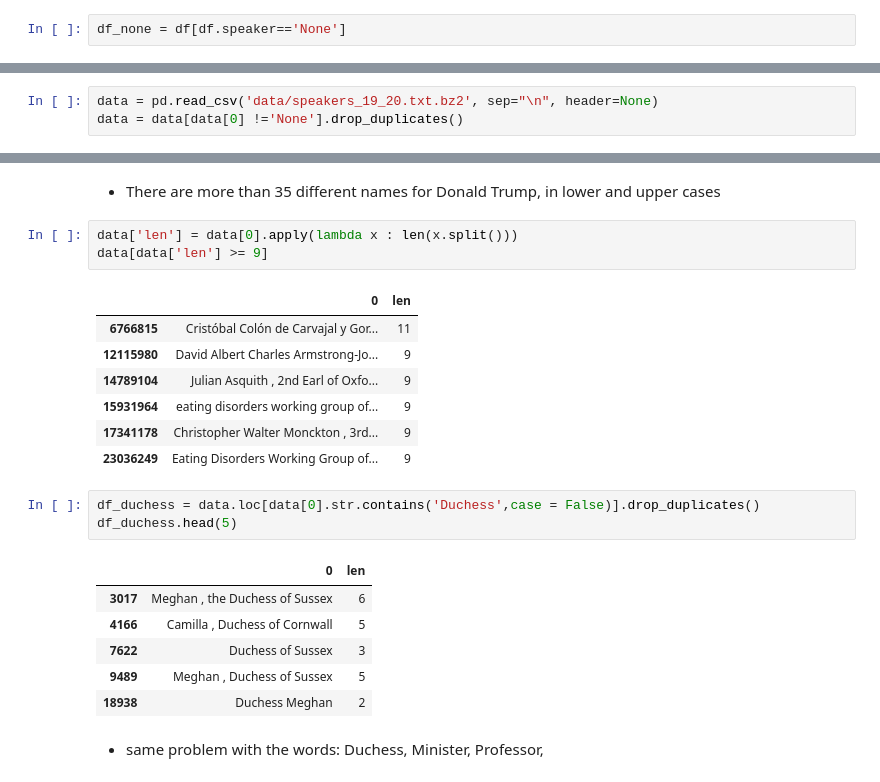
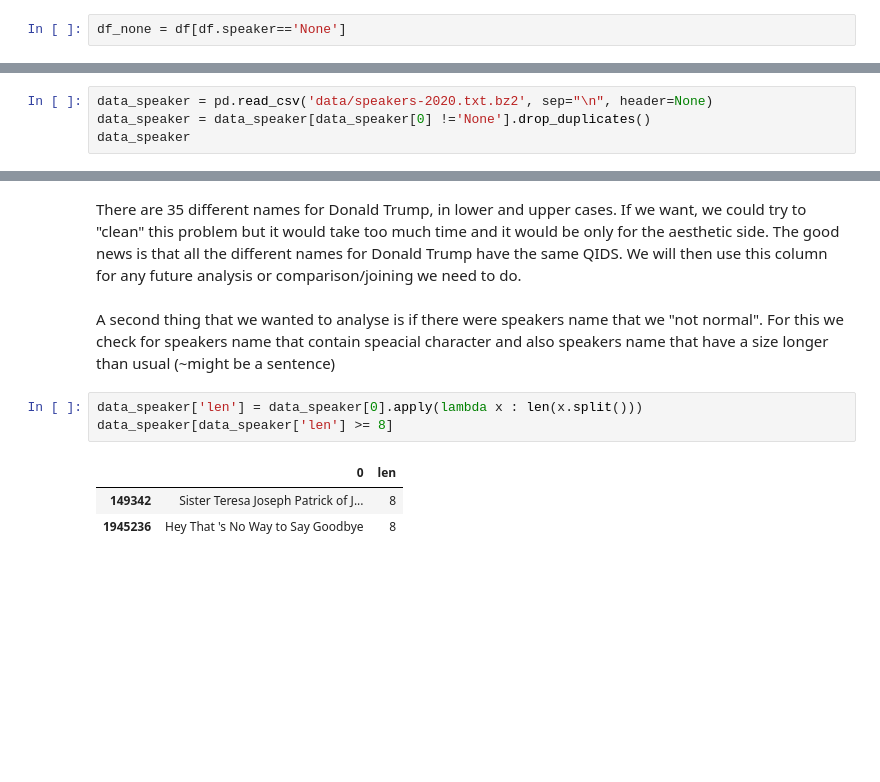
Before and after one commit to epfl-ada/ada-2021-project-les-quatre-neurones, a Jupyter notebook: a0_load_data.ipynb, the cells around one changed output, grey strips where cells are left out. Drawn from its saved outputs; the diff is of its cells as text; blank space fills up the shorter version.

Commit message:
Added my comments and the first analysis on the speakers and their attributes.

```diff
--- a/a0_load_data.ipynb
+++ b/a0_load_data.ipynb
@@ -297,3 +267,4 @@ ordered_occurences = df.sort("numOccurrences", ascending = False).show()
 # %%
-data = pd.read_csv('data/speakers_19_20.txt.bz2', sep="\n", header=None)
-data = data[data[0] !='None'].drop_duplicates()
+data_speaker = pd.read_csv('data/speakers-2020.txt.bz2', sep="\n", header=None)
+data_speaker = data_speaker[data_speaker[0] !='None'].drop_duplicates()
+data_speaker
@@ -326,25 +320,11 @@ df_trump
 # %% [markdown]
-- There are more than 35 different names for Donald Trump, in lower and upper cases
+There are 35 different names for Donald Trump, in lower and upper cases. If we want, we could try to "clean" this problem but it would take too much time and it would be only for the aesthetic side. The good news is that all the different names for Donald Trump have the same QIDS. We will then use this column for any future analysis or comparison/joining we need to do.
+# %% [markdown]
+A second thing that we wanted to analyse is if there were speakers name that we "not normal". For this we check for speakers name that contain speacial character and also speakers name that have a size longer than usual (~might be a sentence)
 # %%
-data['len'] = data[0].apply(lambda x : len(x.split()))
-data[data['len'] >= 9]
+data_speaker['len'] = data_speaker[0].apply(lambda x : len(x.split()))
+data_speaker[data_speaker['len'] >= 8]
 # %% [output]
 |  | 0 | len |
-| 6766815 | Cristóbal Colón de Carvajal y Gor... | 11 |
-| 12115980 | David Albert Charles Armstrong-Jo... | 9 |
-| 14789104 | Julian Asquith , 2nd Earl of Oxfo... | 9 |
-| 15931964 | eating disorders working group of... | 9 |
-| 17341178 | Christopher Walter Monckton , 3rd... | 9 |
-| 23036249 | Eating Disorders Working Group of... | 9 |
+| 149342 | Sister Teresa Joseph Patrick of J... | 8 |
+| 1945236 | Hey That 's No Way to Say Goodbye | 8 |
-# %%
-df_duchess = data.loc[data[0].str.contains('Duchess',case = False)].drop_duplicates()
-df_duchess.head(5)
-# %% [output]
-|  | 0 | len |
-| 3017 | Meghan , the Duchess of Sussex | 6 |
-| 4166 | Camilla , Duchess of Cornwall | 5 |
-| 7622 | Duchess of Sussex | 3 |
-| 9489 | Meghan , Duchess of Sussex | 5 |
-| 18938 | Duchess Meghan | 2 |
-# %% [markdown]
-- same problem with the words: Duchess, Minister, Professor,
```
Also changed, not shown: parts of 57 cells of this notebook.
